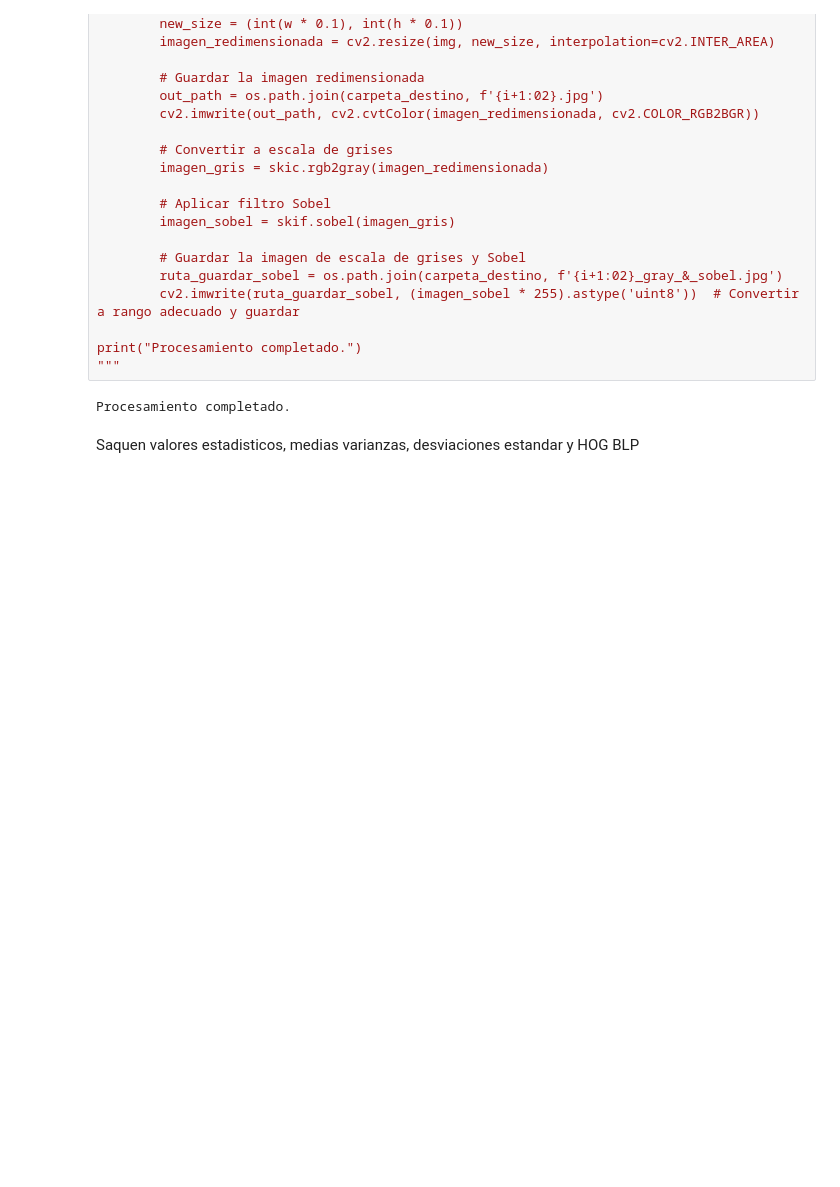
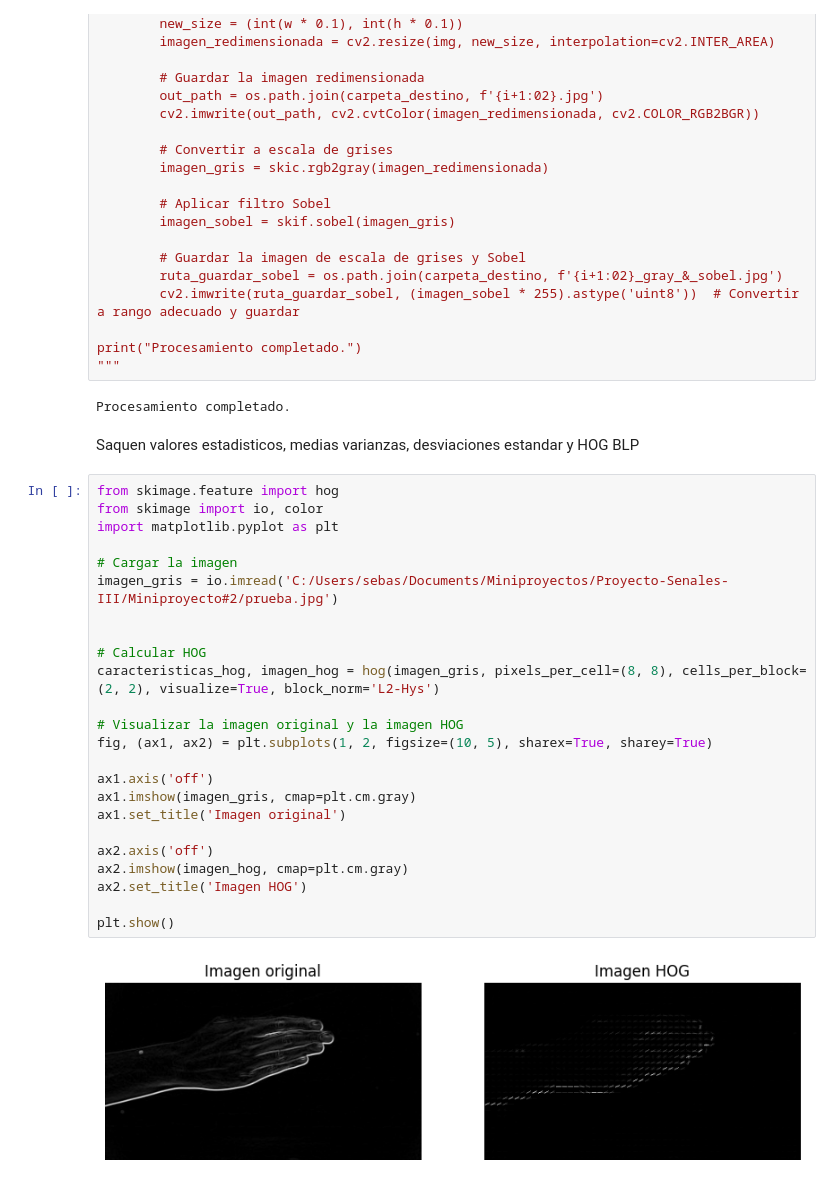
Before and after one commit to Camilocastellanos1002/Proyecto-Senales-III, a Jupyter notebook: Miniproyecto#2/Miniproyecto_2.ipynb, the cells around one changed output. Saved outputs shown, nothing was run; the diff lists cells and outputs as text; blank space fills up the shorter version.

```diff
--- a/Miniproyecto#2/Miniproyecto_2.ipynb
+++ b/Miniproyecto#2/Miniproyecto_2.ipynb
@@ -166,3 +166,29 @@ print("Procesamiento completado.")
 Procesamiento completado.
 # %% [markdown]
 Saquen valores estadisticos, medias varianzas, desviaciones estandar y HOG BLP
+# %%
+from skimage.feature import hog
+from skimage import io, color
+import matplotlib.pyplot as plt
+
+# Cargar la imagen
+imagen_gris = io.imread('C:/Users/sebas/Documents/Miniproyectos/Proyecto-Senales-III/Miniproyecto#2/prueba.jpg')
+
+
+# Calcular HOG
+caracteristicas_hog, imagen_hog = hog(imagen_gris, pixels_per_cell=(8, 8), cells_per_block=(2, 2), visualize=True, block_norm='L2-Hys')
+
+# Visualizar la imagen original y la imagen HOG
+fig, (ax1, ax2) = plt.subplots(1, 2, figsize=(10, 5), sharex=True, sharey=True)
+
+ax1.axis('off')
+ax1.imshow(imagen_gris, cmap=plt.cm.gray)
+ax1.set_title('Imagen original')
+
+ax2.axis('off')
+ax2.imshow(imagen_hog, cmap=plt.cm.gray)
+ax2.set_title('Imagen HOG')
+
+plt.show()
+# %% [output]
+[figure, added]
```
Also changed, not shown: parts of 3 cells of this notebook, 1 other file.
